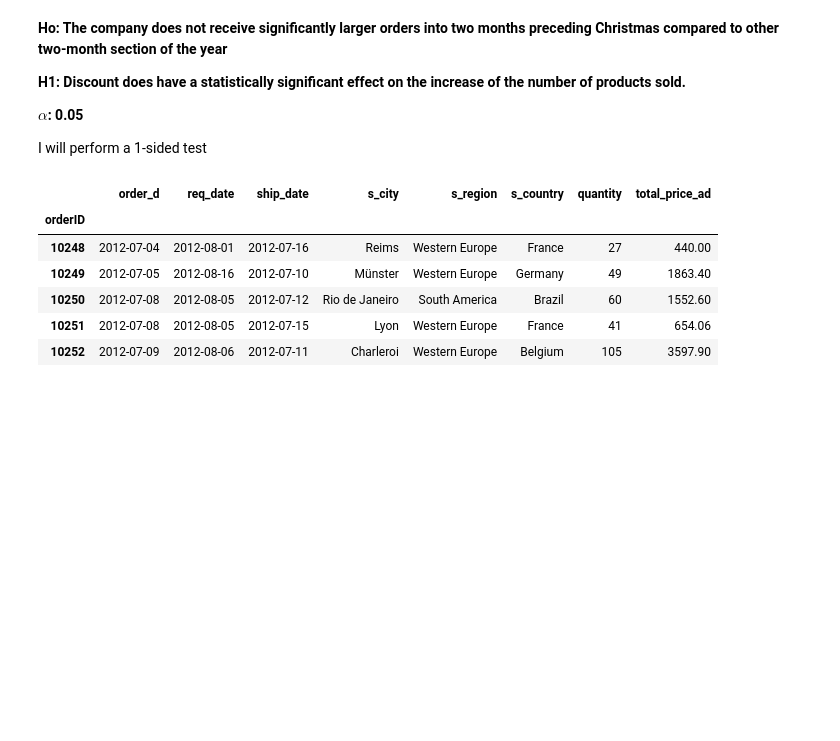
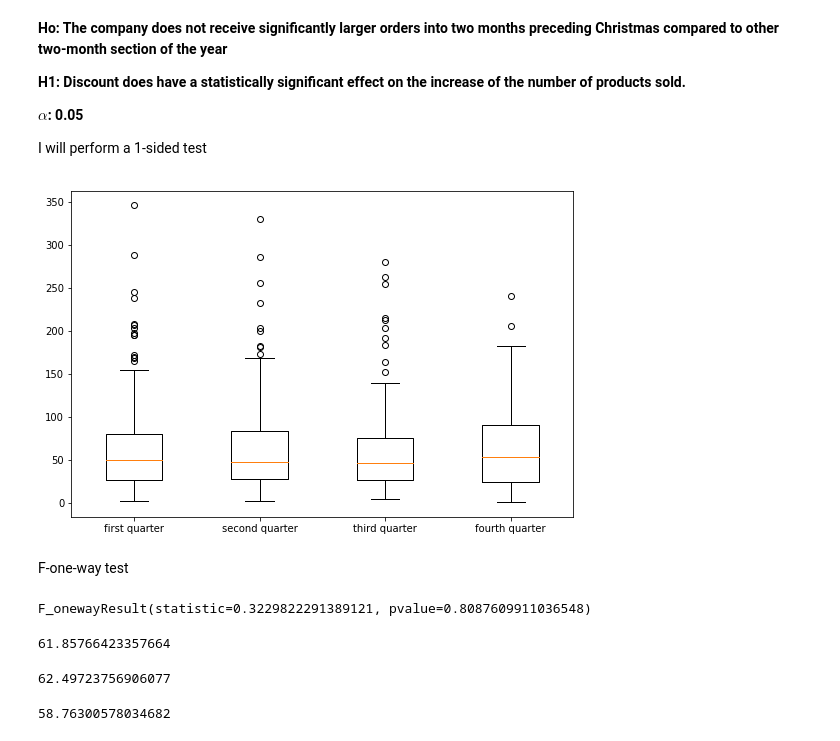
Before and after one commit to nikolholicka/Hypotesis_Testing_Northwind_Database, a Jupyter notebook: Hypotheses_Testing_Mod3_Project.ipynb, the cells around one changed output. Drawn from its saved outputs; the diff is of its cells as text; code cells hidden in the pictures; blank space fills up the shorter version.

```diff
--- a/Hypotheses_Testing_Mod3_Project.ipynb
+++ b/Hypotheses_Testing_Mod3_Project.ipynb
@@ -407,13 +407,44 @@ joined_df = order_index.join(order_sizes)
 
 #dropping columns
 orders = joined_df.drop(['customerID','empl_ID','ship_via','freight','s_name','s_address','s_code','productID','unit_price','discount','total_price'],axis=1)
+
+#changing columns into datetime objects
+orders['order_d'] = pd.to_datetime(orders['order_d'])
+
+#slicing df into four quarters of the year
+first_q = orders[orders.order_d.dt.month.isin([1,2,3])]
+second_q = orders[orders.order_d.dt.month.isin([4,5,6])]
+third_q = orders[orders.order_d.dt.month.isin([7,8,9])]
+fourth_q = orders[orders.order_d.dt.month.isin([10,11,12])]
+
+#getting variables
+first_qq = np.array(first_q.quantity)
+second_qq = np.array(second_q.quantity)
+third_qq = np.array(third_q.quantity)
+fourth_qq = np.array(fourth_q.quantity)
+
+all_quarters = [first_qq,second_qq,third_qq,fourth_qq]
-# %%
-orders.head()
-# %% [output]
-|  | order_d | req_date | ship_date | s_city | s_region | s_country | quantity | total_price_ad |
-| orderID |  |  |  |  |  |  |  |  |
-| 10248 | 2012-07-04 | 2012-08-01 | 2012-07-16 | Reims | Western Europe | France | 27 | 440.00 |
-| 10249 | 2012-07-05 | 2012-08-16 | 2012-07-10 | Münster | Western Europe | Germany | 49 | 1863.40 |
-| 10250 | 2012-07-08 | 2012-08-05 | 2012-07-12 | Rio de Janeiro | South America | Brazil | 60 | 1552.60 |
-| 10251 | 2012-07-08 | 2012-08-05 | 2012-07-15 | Lyon | Western Europe | France | 41 | 654.06 |
-| 10252 | 2012-07-09 | 2012-08-06 | 2012-07-11 | Charleroi | Western Europe | Belgium | 105 | 3597.90 |
+# %%
+fig = plt.figure(1,figsize=(9,6))
+ax = fig.add_subplot(111)
+to_plot = ax.boxplot(all_quarters,labels=['first quarter','second quarter','third quarter','fourth quarter'])
+# %% [output]
+[figure, added]
+# %% [markdown]
+F-one-way test
+# %%
+scipy.stats.f_oneway(first_qq,second_qq,third_qq,fourth_qq)
+# %% [output]
+F_onewayResult(statistic=0.3229822291389121, pvalue=0.8087609911036548)
+# %%
+sum(first_qq)/len(first_qq)
+# %% [output]
+61.85766423357664
+# %%
+sum(second_qq)/len(second_qq)
+# %% [output]
+62.49723756906077
+# %%
+sum(third_qq)/len(third_qq)
+# %% [output]
+58.76300578034682
```
Also changed, not shown: parts of 8 cells of this notebook.
